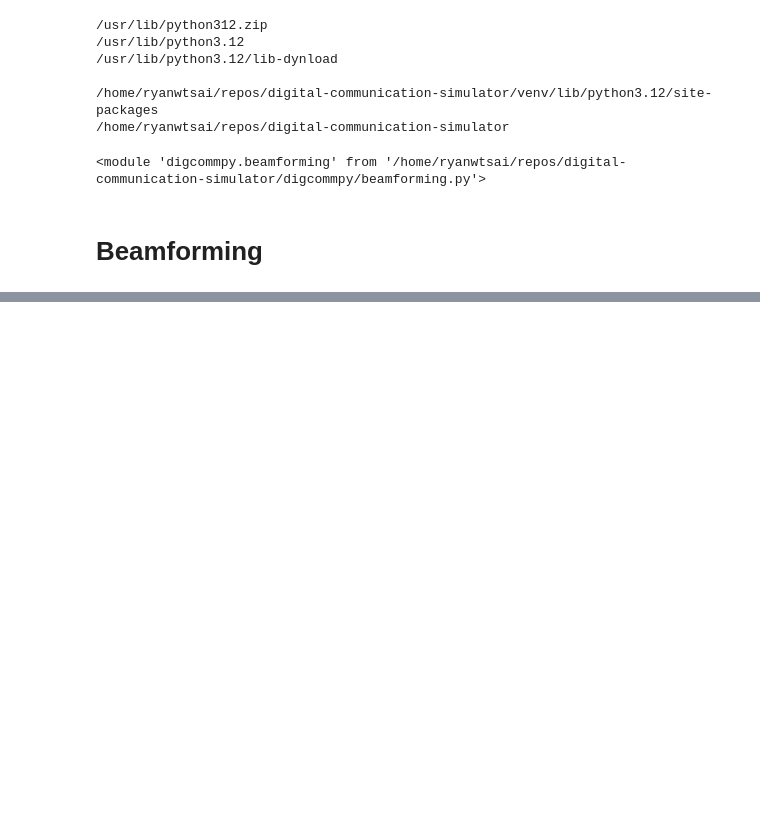
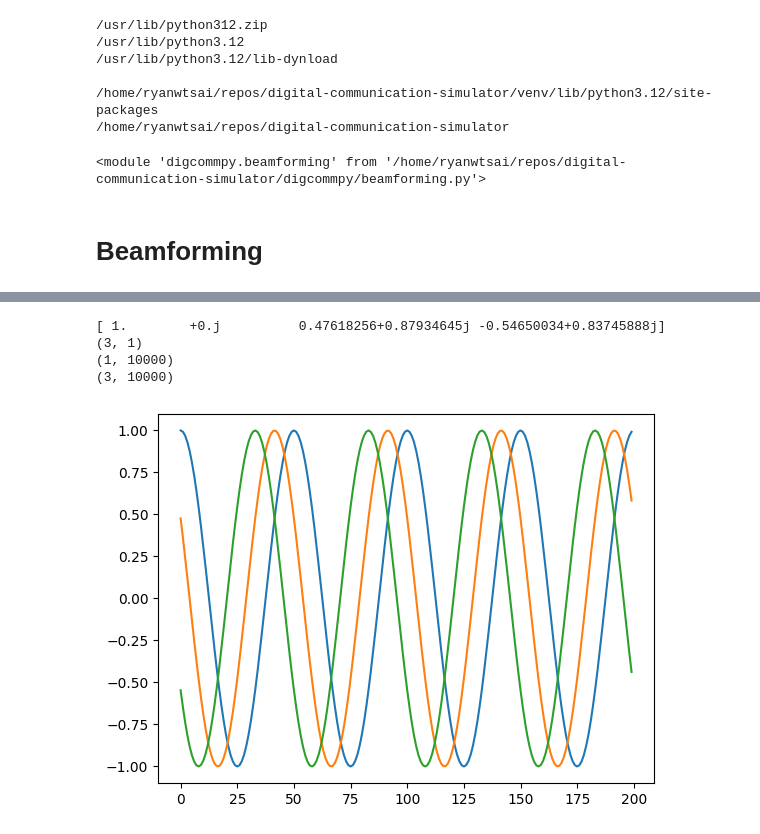
Before and after one commit to rfdspeng/digital-communication-simulator, a Jupyter notebook: notebooks/beamforming_testbench.ipynb, the cells around one changed output, grey strips where cells are left out. Drawn from its saved outputs; the diff is of its cells as text; code cells hidden in the pictures; blank space fills up the shorter version.

```diff
--- a/notebooks/beamforming_testbench.ipynb
+++ b/notebooks/beamforming_testbench.ipynb
@@ -95,0 +123,40 @@ ax.grid()
+# %%
+import numpy as np
+import matplotlib.pyplot as plt
+
+sample_rate = 1e6
+N = 10000 # number of samples to simulate
+
+# Create a tone to act as the transmitter signal
+t = np.arange(N)/sample_rate # time vector
+f_tone = 0.02e6
+tx = np.exp(2j * np.pi * f_tone * t)
+
+d = 0.5 # half wavelength spacing
+Nr = 3
+theta_degrees = 20 # direction of arrival (feel free to change this, it's arbitrary)
+theta = theta_degrees / 180 * np.pi # convert to radians
+s = np.exp(2j * np.pi * d * np.arange(Nr) * np.sin(theta)) # Steering Vector
+print(s) # note that it's 3 elements long, it's complex, and the first element is 1+0j
+
+s = s.reshape(-1,1) # make s a column vector
+print(s.shape) # 3x1
+tx = tx.reshape(1,-1) # make tx a row vector
+print(tx.shape) # 1x10000
+
+X = s @ tx # Simulate the received signal X through a matrix multiply
+print(X.shape) # 3x10000.  X is now going to be a 2D array, 1D is time and 1D is the spatial dimension
+
+n = np.random.randn(Nr, N) + 1j*np.random.randn(Nr, N)
+# X = X + 0.5*n # X and n are both 3x10000
+
+plt.plot(np.asarray(X[0,:]).squeeze().real[0:200]) # the asarray and squeeze are just annoyances we have to do because we came from a matrix
+plt.plot(np.asarray(X[1,:]).squeeze().real[0:200])
+plt.plot(np.asarray(X[2,:]).squeeze().real[0:200])
+plt.show()
+# %% [output]
+[ 1.        +0.j          0.47618256+0.87934645j -0.54650034+0.83745888j]
+(3, 1)
+(1, 10000)
+(3, 10000)
+[figure, added]
```
Also changed, not shown: parts of 6 cells of this notebook, 1 other file.
